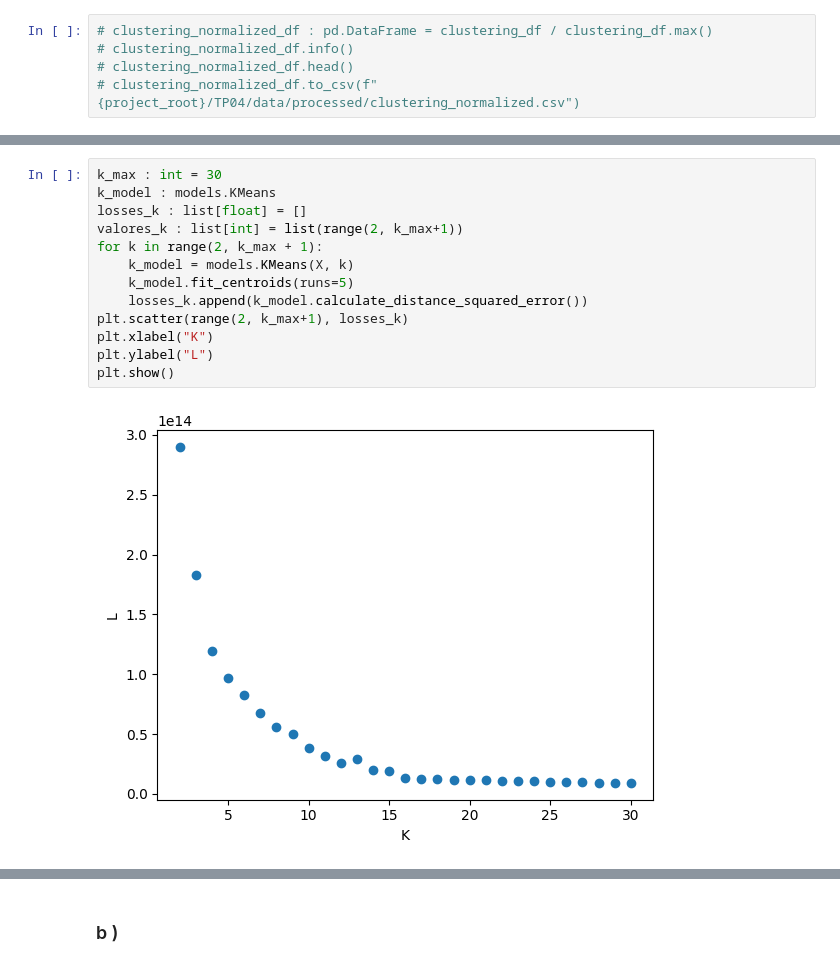
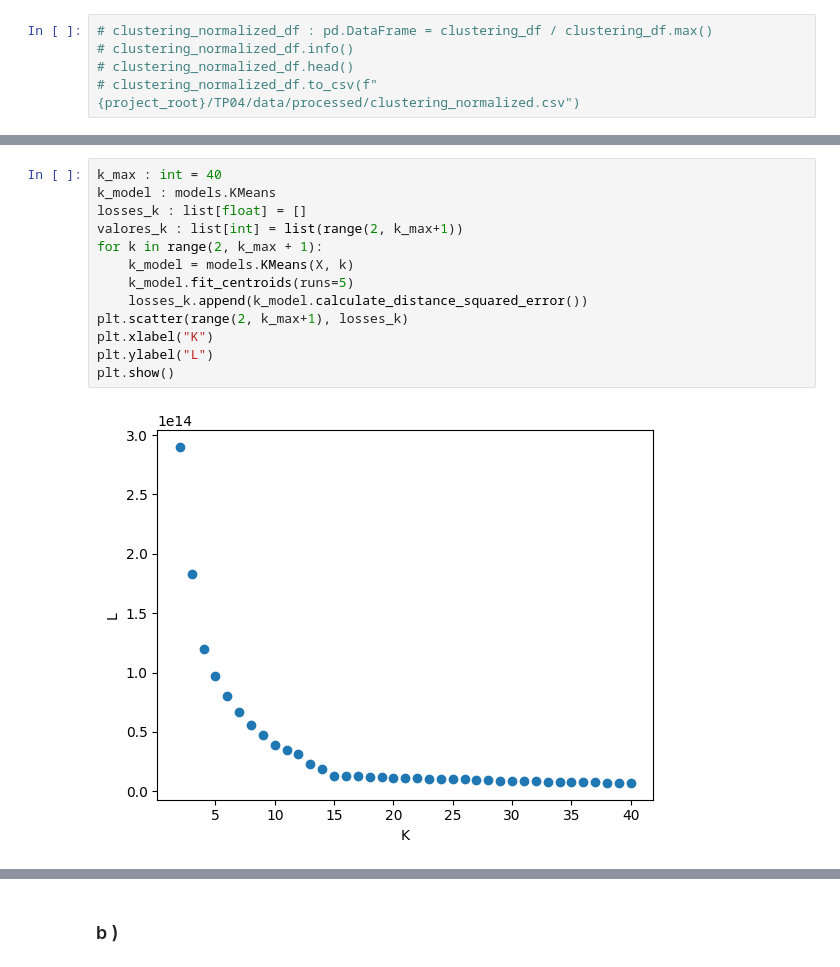
Before and after one commit to NazaGonella/TP04-machine-learning, a Jupyter notebook: Gonella_Nazareno_Notebook_TP4.ipynb, the cells around one changed output, grey strips where cells are left out. Cells and saved outputs as stored; diff of their text form.

```diff
--- a/Gonella_Nazareno_Notebook_TP4.ipynb
+++ b/Gonella_Nazareno_Notebook_TP4.ipynb
@@ -72,15 +72,15 @@ k_means_01.plot_clusters_2d()
 # %%
-k_max : int = 30
+k_max : int = 40
 k_model : models.KMeans
 losses_k : list[float] = []
 valores_k : list[int] = list(range(2, k_max+1))
 for k in range(2, k_max + 1):
     k_model = models.KMeans(X, k)
     k_model.fit_centroids(runs=5)
     losses_k.append(k_model.calculate_distance_squared_error())
 plt.scatter(range(2, k_max+1), losses_k)
 plt.xlabel("K")
 plt.ylabel("L")
 plt.show()
 # %% [output]
-[figure, old version]
+[figure, new version]
```
Also changed, not shown: parts of 6 cells of this notebook, 3 other files.
